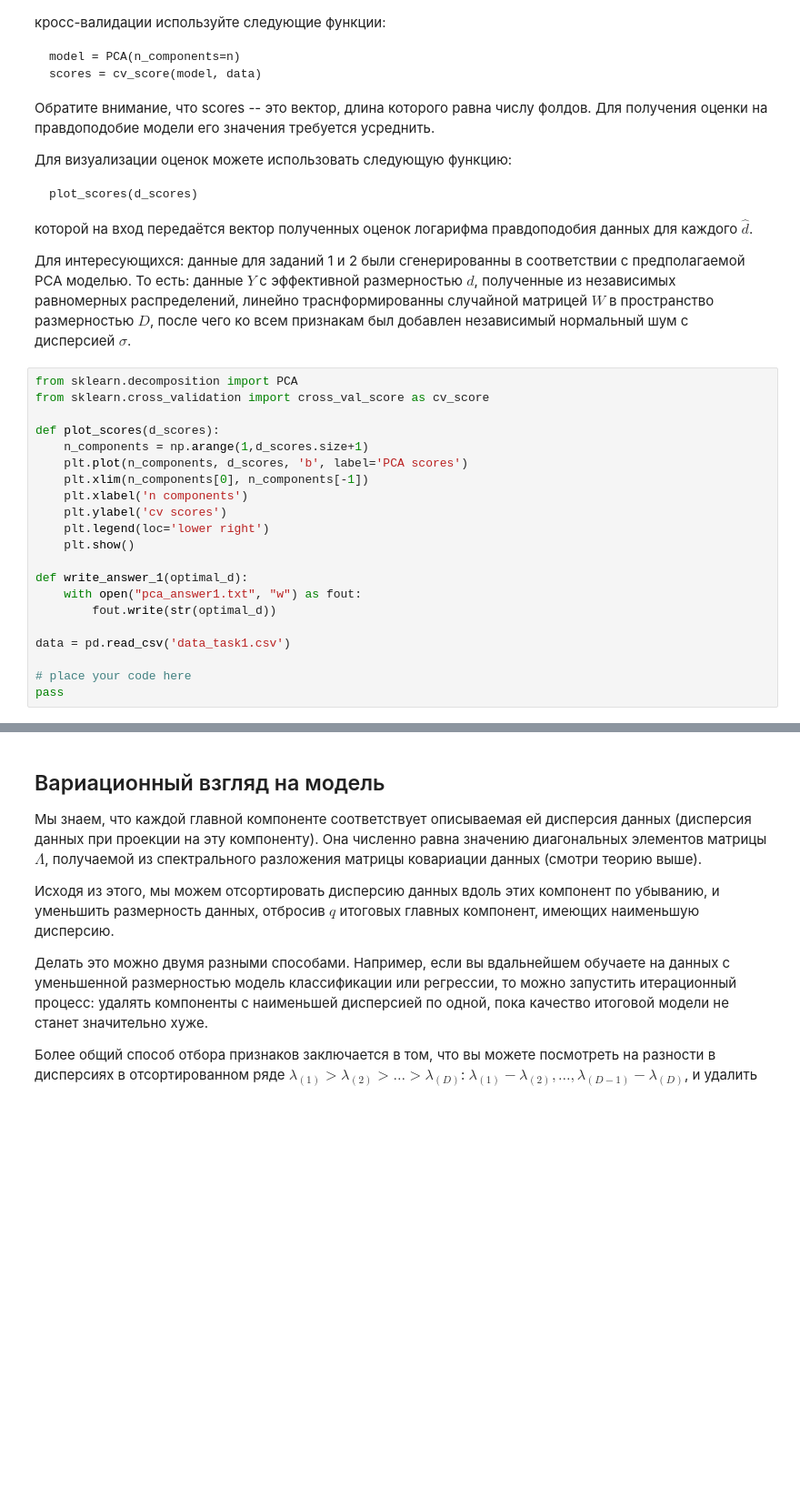
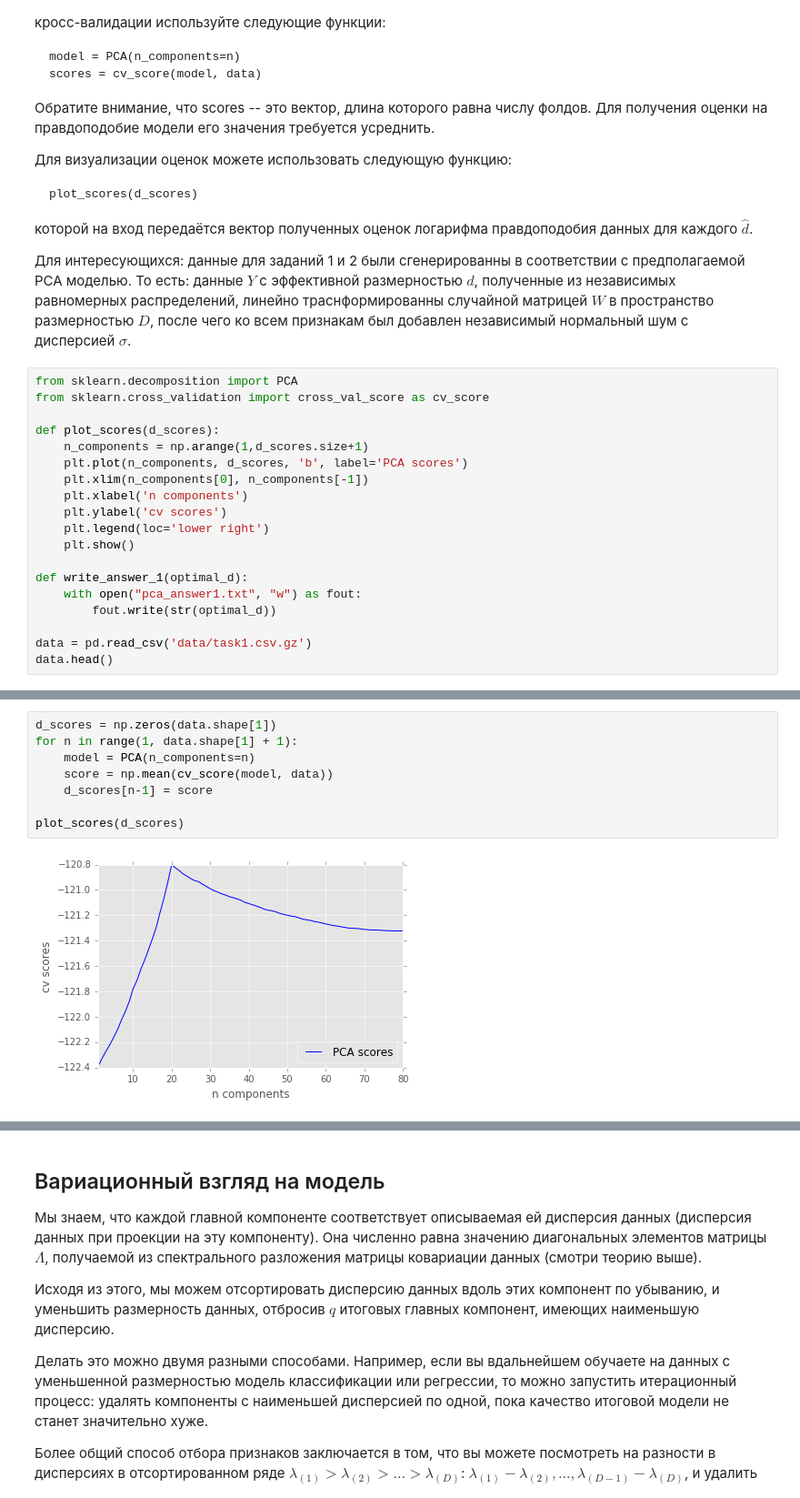
Before and after one commit to senior-sigan/MIPT_MachineLearning_specialization, a Jupyter notebook: 3_unsupervised-learning/week2/PCA.ipynb, the cells around one changed output, grey strips where cells are left out. Shown at 91% size. Drawn from its saved outputs; the diff is of its cells as text; blank space fills up the shorter version.

```diff
--- a/3_unsupervised-learning/week2/PCA.ipynb
+++ b/3_unsupervised-learning/week2/PCA.ipynb
@@ -224,7 +224,5 @@ def write_answer_1(optimal_d):
     with open("pca_answer1.txt", "w") as fout:
         fout.write(str(optimal_d))
 
-data = pd.read_csv('data_task1.csv')
-
-# place your code here
-pass
+data = pd.read_csv('data/task1.csv.gz')
+data.head()
@@ -230,0 +238,10 @@ pass
+# %%
+d_scores = np.zeros(data.shape[1])
+for n in range(1, data.shape[1] + 1):
+    model = PCA(n_components=n)
+    score = np.mean(cv_score(model, data))
+    d_scores[n-1] = score
+
+plot_scores(d_scores)
+# %% [output]
+[figure, added]
```
Also changed, not shown: parts of 22 cells of this notebook, 4 other files.
